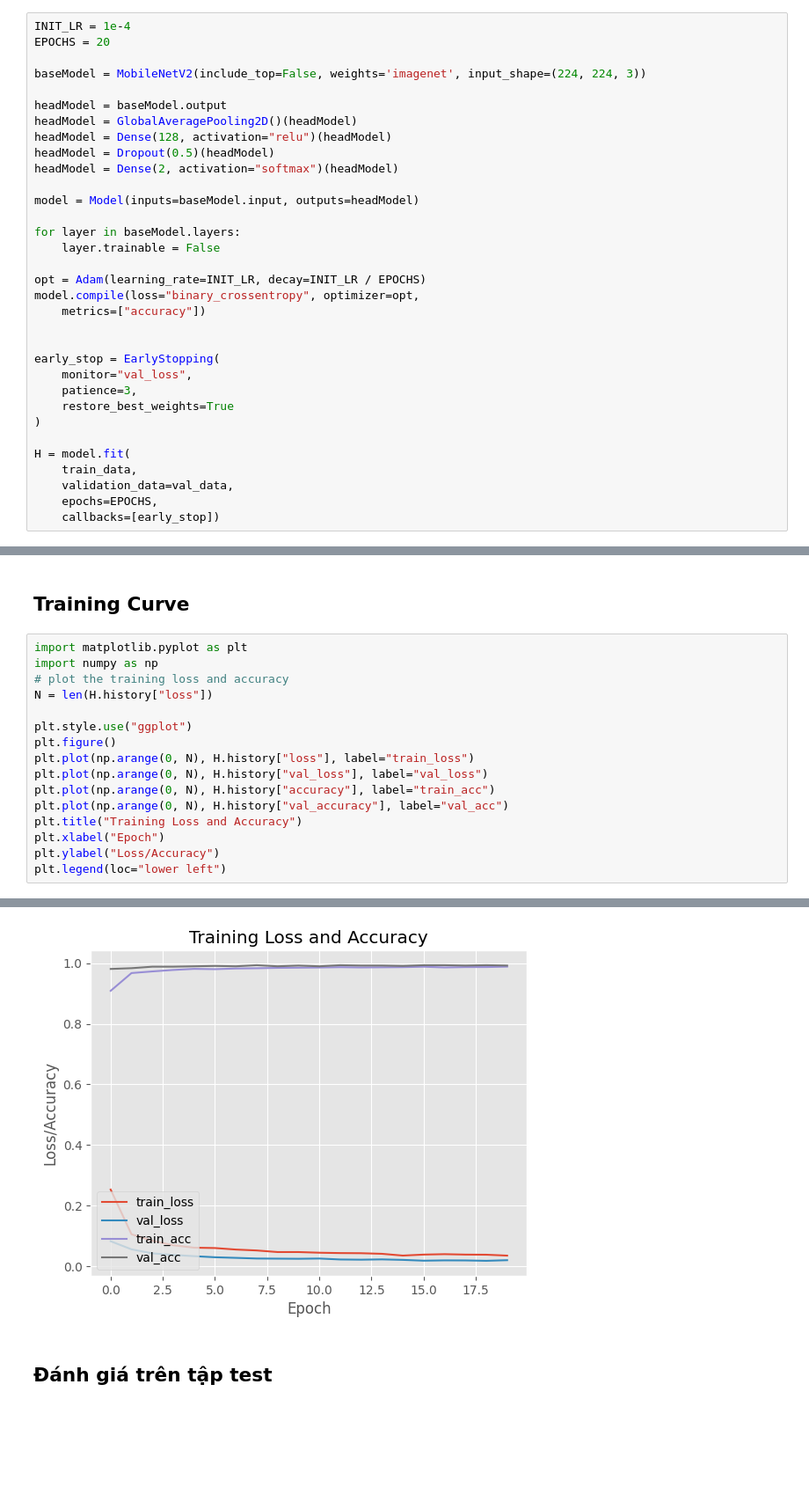
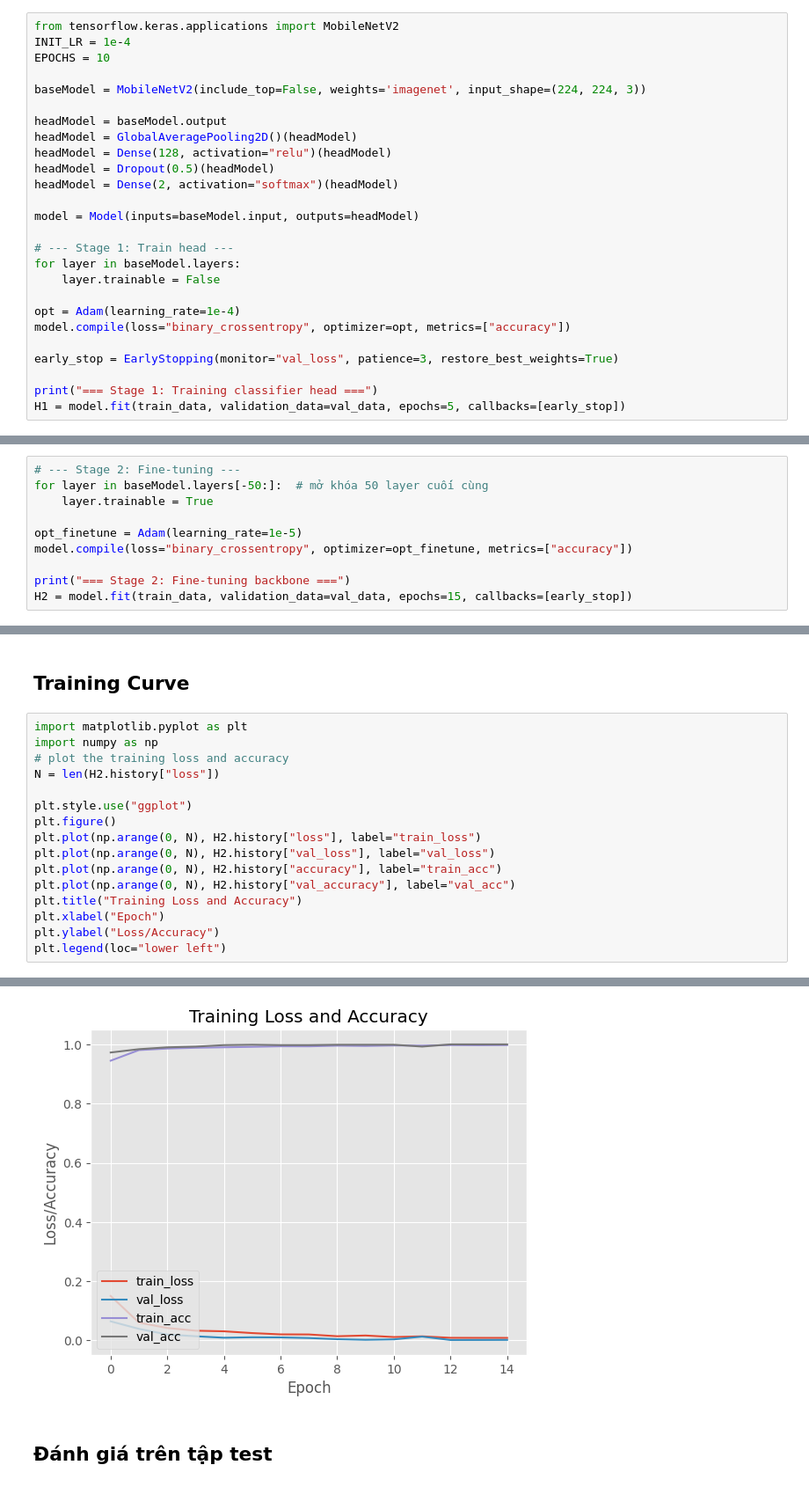
Before and after one commit to ynnhi2607/facemask_detector, a Jupyter notebook: train.ipynb, the cells around one changed output, grey strips where cells are left out. Shown at 88% size. Drawn from its saved outputs; the diff is of its cells as text; blank space fills up the shorter version.

Commit message:
update model

```diff
--- a/train.ipynb
+++ b/train.ipynb
@@ -67,8 +69,9 @@ Found 992 images belonging to 2 classes.
 # %% [markdown]
 ## Train Model
 # %%
+from tensorflow.keras.applications import MobileNetV2
 INIT_LR = 1e-4
-EPOCHS = 20
+EPOCHS = 10
 
 baseModel = MobileNetV2(include_top=False, weights='imagenet', input_shape=(224, 224, 3))
 
@@ -80,23 +83,15 @@ headModel = Dense(2, activation="softmax")(headModel)
 
 model = Model(inputs=baseModel.input, outputs=headModel)
 
+# --- Stage 1: Train head ---
 for layer in baseModel.layers:
-	layer.trainable = False
+    layer.trainable = False
 
-opt = Adam(learning_rate=INIT_LR, decay=INIT_LR / EPOCHS)
-model.compile(loss="binary_crossentropy", optimizer=opt,
-	metrics=["accuracy"])
+opt = Adam(learning_rate=1e-4)
+model.compile(loss="binary_crossentropy", optimizer=opt, metrics=["accuracy"])
 
+early_stop = EarlyStopping(monitor="val_loss", patience=3, restore_best_weights=True)
 
-early_stop = EarlyStopping(
-    monitor="val_loss",
-    patience=3,
-    restore_best_weights=True
-)
-
-H = model.fit(
-	train_data,
-	validation_data=val_data,
-	epochs=EPOCHS,
-	callbacks=[early_stop])
+print("=== Stage 1: Training classifier head ===")
+H1 = model.fit(train_data, validation_data=val_data, epochs=5, callbacks=[early_stop])
 # %% [output]
@@ -119,0 +111,10 @@ Epoch 20/20
+# %%
+# --- Stage 2: Fine-tuning ---
+for layer in baseModel.layers[-50:]:  # mở khóa 50 layer cuối cùng
+    layer.trainable = True
+
+opt_finetune = Adam(learning_rate=1e-5)
+model.compile(loss="binary_crossentropy", optimizer=opt_finetune, metrics=["accuracy"])
+
+print("=== Stage 2: Fine-tuning backbone ===")
+H2 = model.fit(train_data, validation_data=val_data, epochs=15, callbacks=[early_stop])
@@ -122,22 +141,22 @@ Epoch 20/20
 # %%
 import matplotlib.pyplot as plt
 import numpy as np
 # plot the training loss and accuracy
-N = len(H.history["loss"])
+N = len(H2.history["loss"])
 
 plt.style.use("ggplot")
 plt.figure()
-plt.plot(np.arange(0, N), H.history["loss"], label="train_loss")
-plt.plot(np.arange(0, N), H.history["val_loss"], label="val_loss")
-plt.plot(np.arange(0, N), H.history["accuracy"], label="train_acc")
-plt.plot(np.arange(0, N), H.history["val_accuracy"], label="val_acc")
+plt.plot(np.arange(0, N), H2.history["loss"], label="train_loss")
+plt.plot(np.arange(0, N), H2.history["val_loss"], label="val_loss")
+plt.plot(np.arange(0, N), H2.history["accuracy"], label="train_acc")
+plt.plot(np.arange(0, N), H2.history["val_accuracy"], label="val_acc")
 plt.title("Training Loss and Accuracy")
 plt.xlabel("Epoch")
 plt.ylabel("Loss/Accuracy")
 plt.legend(loc="lower left")
 # %% [output]
 <matplotlib.legend.Legend at 0x...>
-[figure, old version]
+[figure, new version]
 # %% [markdown]
 ## Đánh giá trên tập test
 # %%
```
Also changed, not shown: parts of 8 cells of this notebook, 4 other files.
